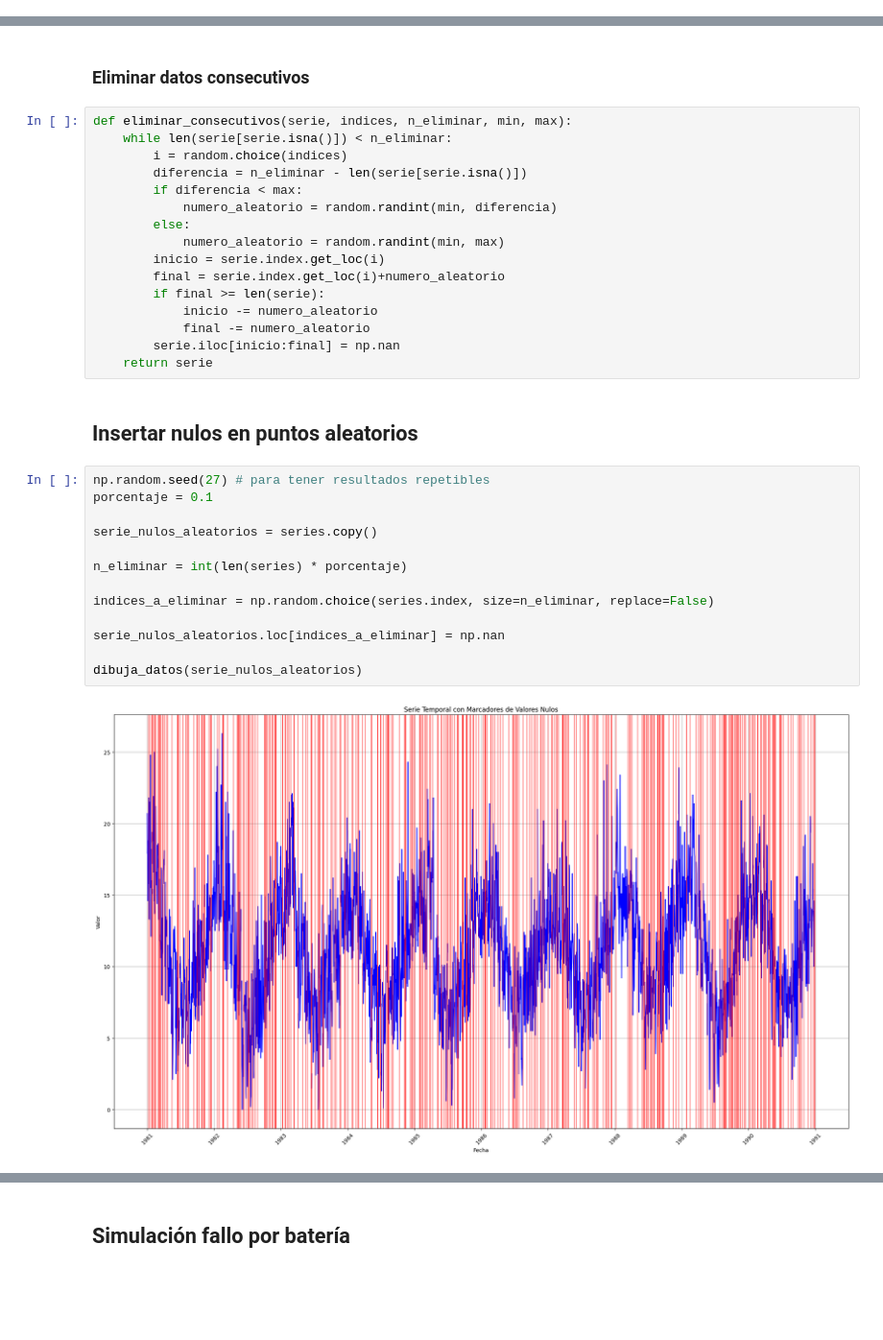
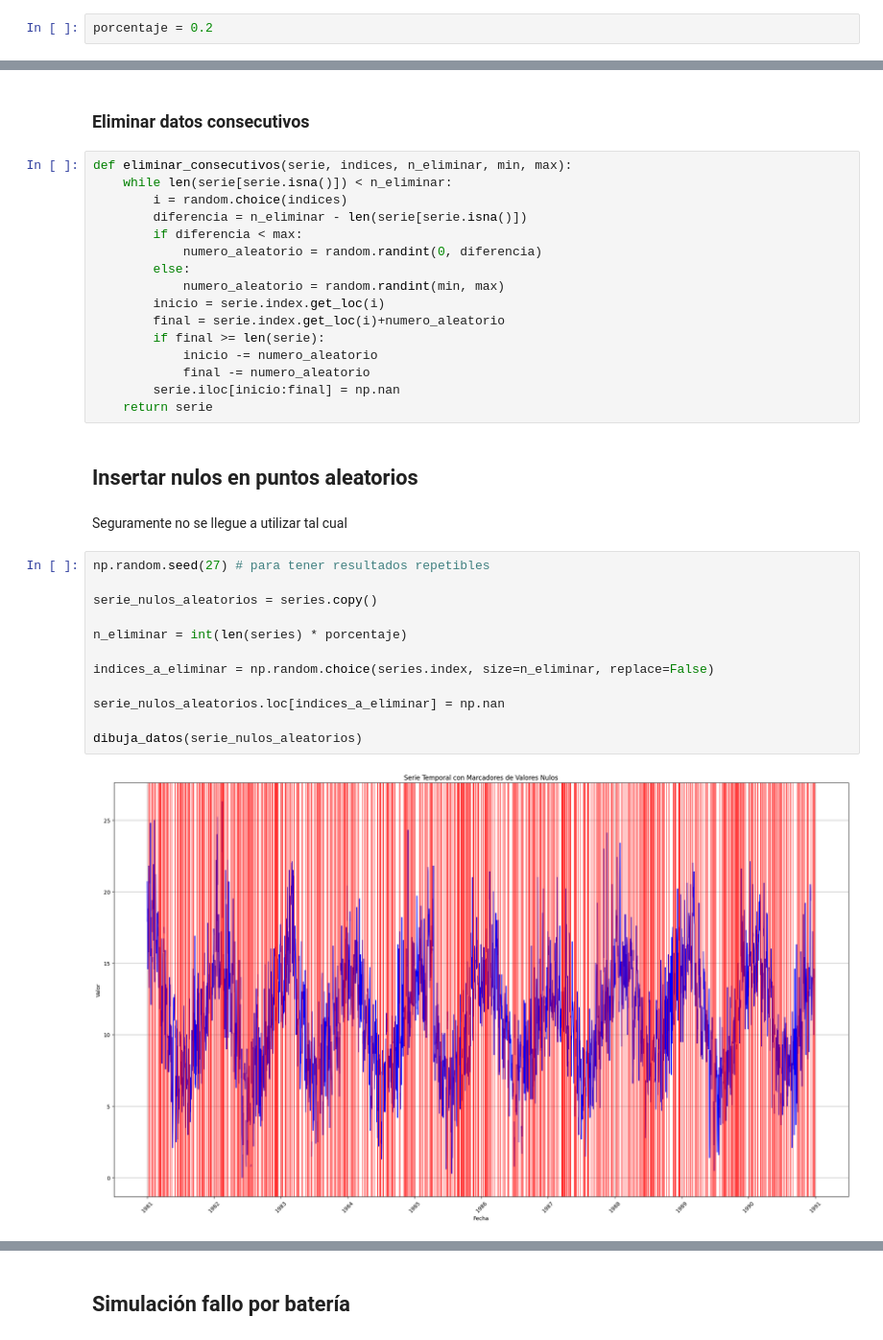
Before and after one commit to amangelluis/WorkspaceTFG, a Jupyter notebook: code/create_missing_values.ipynb, the cells around one changed output, grey strips where cells are left out. Shown at 96% size. Saved outputs shown, nothing was run; the diff lists cells and outputs as text; blank space fills up the shorter version.

```diff
--- a/code/create_missing_values.ipynb
+++ b/code/create_missing_values.ipynb
@@ -14,3 +16,5 @@ import random
+# %%
+porcentaje = 0.2
 # %%
 warnings.filterwarnings('ignore', category=SyntaxWarning)  # Porque el \d de \data y \daily lo toma como un valor especial
 dataframe = pd.read_csv("..\data\daily-minimum-temperatures-in-me.csv", header=0, index_col=0, parse_dates=True)
@@ -103,7 +107,7 @@ def eliminar_consecutivos(serie, indices, n_eliminar, min, max):
         i = random.choice(indices)
         diferencia = n_eliminar - len(serie[serie.isna()])
         if diferencia < max:
-            numero_aleatorio = random.randint(min, diferencia)
+            numero_aleatorio = random.randint(0, diferencia)
         else:
             numero_aleatorio = random.randint(min, max)
         inicio = serie.index.get_loc(i)
@@ -115,21 +119,22 @@ def eliminar_consecutivos(serie, indices, n_eliminar, min, max):
     return serie
 # %% [markdown]
 ## Insertar nulos en puntos aleatorios
+# %% [markdown]
+Seguramente no se llegue a utilizar tal cual
 # %%
 np.random.seed(27) # para tener resultados repetibles
-porcentaje = 0.1
 
 serie_nulos_aleatorios = series.copy()
 
 n_eliminar = int(len(series) * porcentaje)
 
 indices_a_eliminar = np.random.choice(series.index, size=n_eliminar, replace=False)
 
 serie_nulos_aleatorios.loc[indices_a_eliminar] = np.nan
 
 dibuja_datos(serie_nulos_aleatorios)
 # %% [output]
-[figure, old version]
+[figure, new version]
 # %%
 serie_nulos_aleatorios[serie_nulos_aleatorios.isna()]
 # %% [output]
```
Also changed, not shown: parts of 29 cells of this notebook, 12 other files.
